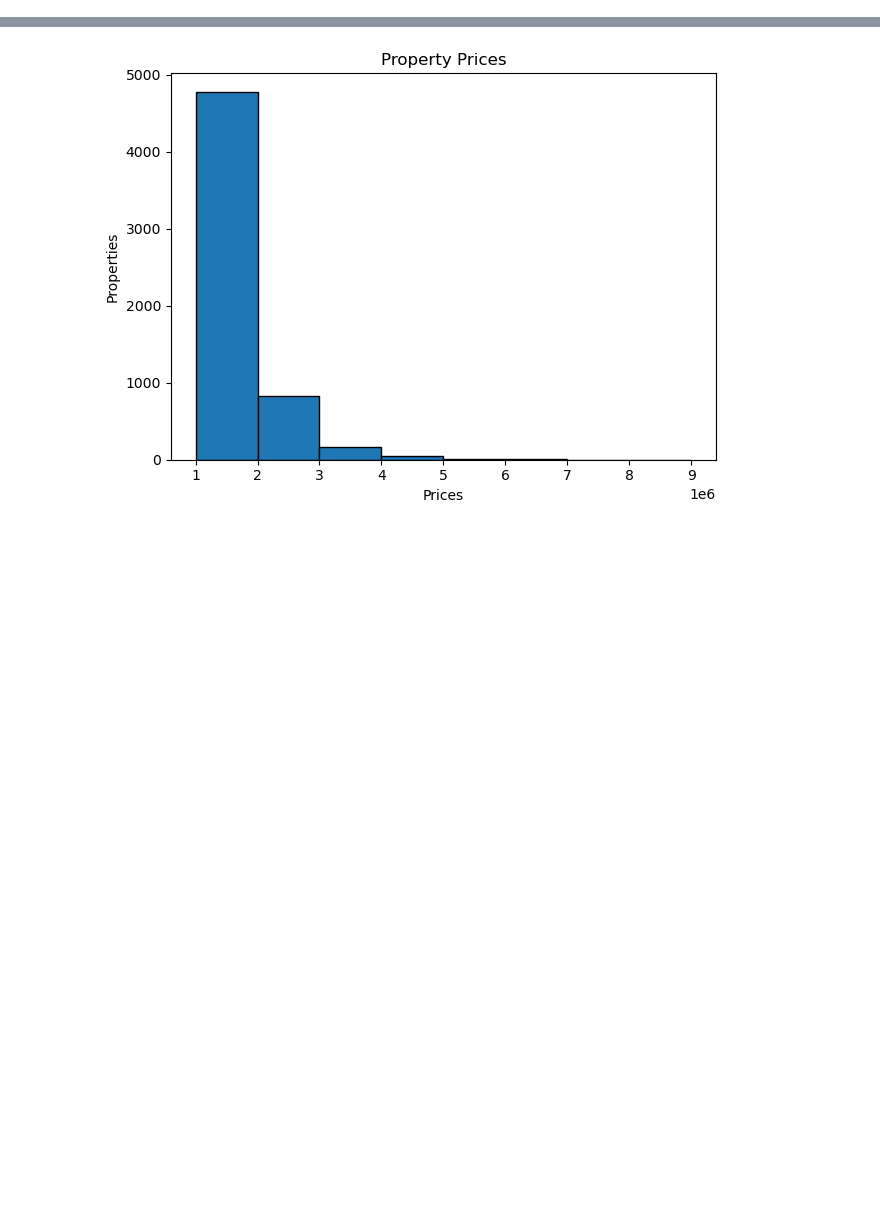
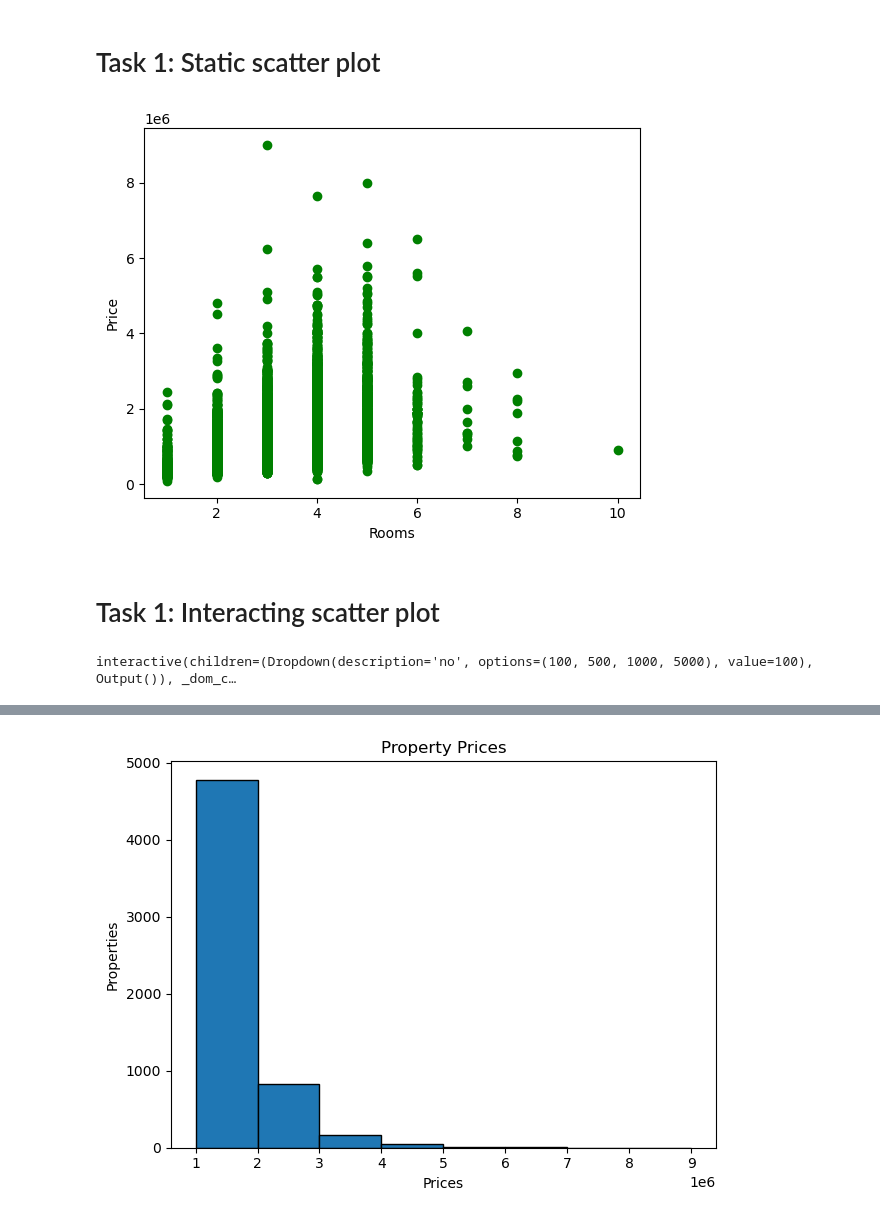
Before and after one commit to TOLU-MICH/ds, a Jupyter notebook: exercise3/exercise 3.ipynb, the cells around one changed output, grey strips where cells are left out. Saved outputs shown, nothing was run; the diff lists cells and outputs as text; code cells hidden in the pictures; blank space fills up the shorter version.

```diff
--- a/exercise3/Untitled.ipynb
+++ b/exercise3/exercise 3.ipynb
@@ -1,35 +1,42 @@
+# %% [markdown]
+# Task 1: Static scatter plot
 # %%
 # static scatter plot
-# import pandas as pd
-# from matplotlib import pyplot as plt
-# import random
-# #matplotlib notebook
+import pandas as pd
+from matplotlib import pyplot as plt
+import random
+#matplotlib notebook
 
-# df=pd.read_csv("melb_data.csv")
+df=pd.read_csv("melb_data.csv")
 
-# xValue="Rooms"
-# yValue="Price"
+xValue="Rooms"
+yValue="Price"
 
-# y=df[yValue]
-# x=df[xValue]
+y=df[yValue]
+x=df[xValue]
 
-# plt.scatter(x,y, color="green")
-# plt.xlabel(xValue)
-# plt.ylabel(yValue)
+plt.scatter(x,y, color="green")
+plt.xlabel(xValue)
+plt.ylabel(yValue)
 
-# plt.show()
+plt.show()
+# %% [output]
+[figure, added]
+# %% [markdown]
+# Task 1: Interacting scatter plot
 # %%
 # interacting scatter plot
+
 # importing the library
+import plotly.express as px
+import ipywidgets
+import pandas as pd
 
-# import plotly.express as px
-# import ipywidgets
-# import pandas as pd
+def slice(no=100):
+    df=pd.read_csv("melb_data.csv")[0:no]
+    fig = px.scatter(df, x="Rooms", y="Price",  color='Date',symbol="Address")
+    fig.show()
 
-# def slice(no=100):
-#     df=pd.read_csv("melb_data.csv")[0:no]
-#     fig = px.scatter(df, x="Rooms", y="Price",  color='Date',symbol="Address")
-#     fig.show()
-
-# slice()
-# ipywidgets.interact(slice, no=[100,500,1000,5000]);
+ipywidgets.interact(slice, no=[100,500,1000,5000]);
+# %% [output]
+interactive(children=(Dropdown(description='no', options=(100, 500, 1000, 5000), value=100), Output()), _dom_c…
```
Also changed, not shown: parts of 6 cells of this notebook, 5 other files.
